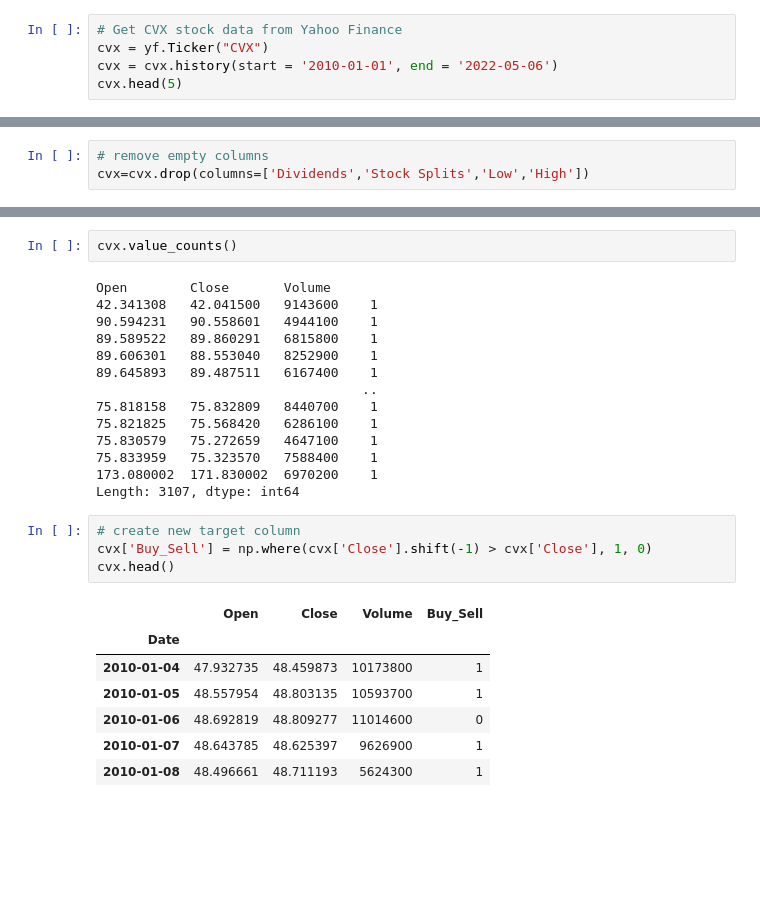
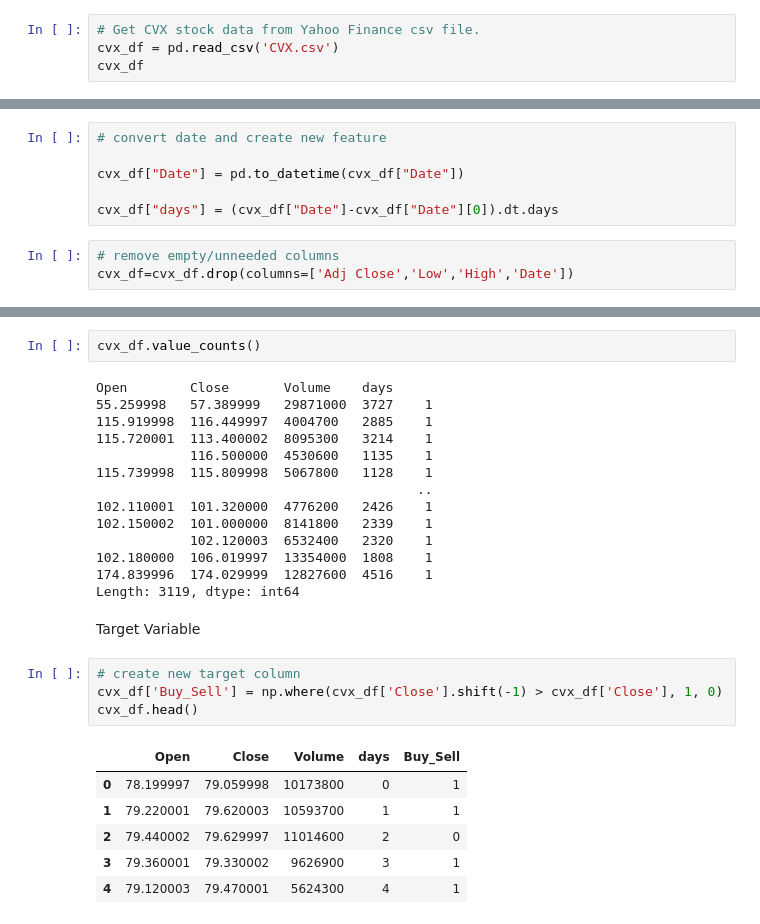
Before and after one commit to Kmhaas/Chevron_Market_Predictions_Final-Project, a Jupyter notebook: CVX_Project_Model.ipynb, the cells around one changed output, grey strips where cells are left out. Saved outputs shown, nothing was run; the diff lists cells and outputs as text; blank space fills up the shorter version.

```diff
--- a/CVX_Project_Model.ipynb
+++ b/CVX_Project_Model.ipynb
@@ -15,6 +18,5 @@ from sklearn.metrics import precision_score,classification_report,confusion_matr
 # %%
-# Get CVX stock data from Yahoo Finance
-cvx = yf.Ticker("CVX")
-cvx = cvx.history(start = '2010-01-01', end = '2022-05-06')
-cvx.head(5)
+# Get CVX stock data from Yahoo Finance csv file.
+cvx_df = pd.read_csv('CVX.csv')
+cvx_df
 # %% [output]
@@ -28,3 +38,9 @@ cvx.head(5)
+# %%
+# convert date and create new feature
+
+cvx_df["Date"] = pd.to_datetime(cvx_df["Date"])
+
+cvx_df["days"] = (cvx_df["Date"]-cvx_df["Date"][0]).dt.days
 # %%
-# remove empty columns
-cvx=cvx.drop(columns=['Dividends','Stock Splits','Low','High'])
+# remove empty/unneeded columns
+cvx_df=cvx_df.drop(columns=['Adj Close','Low','High','Date'])
@@ -54,28 +86,29 @@ cvx.describe()
 # %%
-cvx.value_counts()
+cvx_df.value_counts()
 # %% [output]
-Open        Close       Volume
-42.341308   42.041500   9143600    1
-90.594231   90.558601   4944100    1
-89.589522   89.860291   6815800    1
-89.606301   88.553040   8252900    1
-89.645893   89.487511   6167400    1
-                                  ..
-75.818158   75.832809   8440700    1
-75.821825   75.568420   6286100    1
-75.830579   75.272659   4647100    1
-75.833959   75.323570   7588400    1
-173.080002  171.830002  6970200    1
-Length: 3107, dtype: int64
+Open        Close       Volume    days
+55.259998   57.389999   29871000  3727    1
+115.919998  116.449997  4004700   2885    1
+115.720001  113.400002  8095300   3214    1
+            116.500000  4530600   1135    1
+115.739998  115.809998  5067800   1128    1
+                                         ..
+102.110001  101.320000  4776200   2426    1
+102.150002  101.000000  8141800   2339    1
+            102.120003  6532400   2320    1
+102.180000  106.019997  13354000  1808    1
+174.839996  174.029999  12827600  4516    1
+Length: 3119, dtype: int64
+# %% [markdown]
+Target Variable
 # %%
 # create new target column
-cvx['Buy_Sell'] = np.where(cvx['Close'].shift(-1) > cvx['Close'], 1, 0)
-cvx.head()
+cvx_df['Buy_Sell'] = np.where(cvx_df['Close'].shift(-1) > cvx_df['Close'], 1, 0)
+cvx_df.head()
 # %% [output]
-|  | Open | Close | Volume | Buy_Sell |
-| Date |  |  |  |  |
-| 2010-01-04 | 47.932735 | 48.459873 | 10173800 | 1 |
-| 2010-01-05 | 48.557954 | 48.803135 | 10593700 | 1 |
-| 2010-01-06 | 48.692819 | 48.809277 | 11014600 | 0 |
-| 2010-01-07 | 48.643785 | 48.625397 | 9626900 | 1 |
-| 2010-01-08 | 48.496661 | 48.711193 | 5624300 | 1 |
+|  | Open | Close | Volume | days | Buy_Sell |
+| 0 | 78.199997 | 79.059998 | 10173800 | 0 | 1 |
+| 1 | 79.220001 | 79.620003 | 10593700 | 1 | 1 |
+| 2 | 79.440002 | 79.629997 | 11014600 | 2 | 0 |
+| 3 | 79.360001 | 79.330002 | 9626900 | 3 | 1 |
+| 4 | 79.120003 | 79.470001 | 5624300 | 4 | 1 |
```
Also changed, not shown: parts of 39 cells of this notebook.
